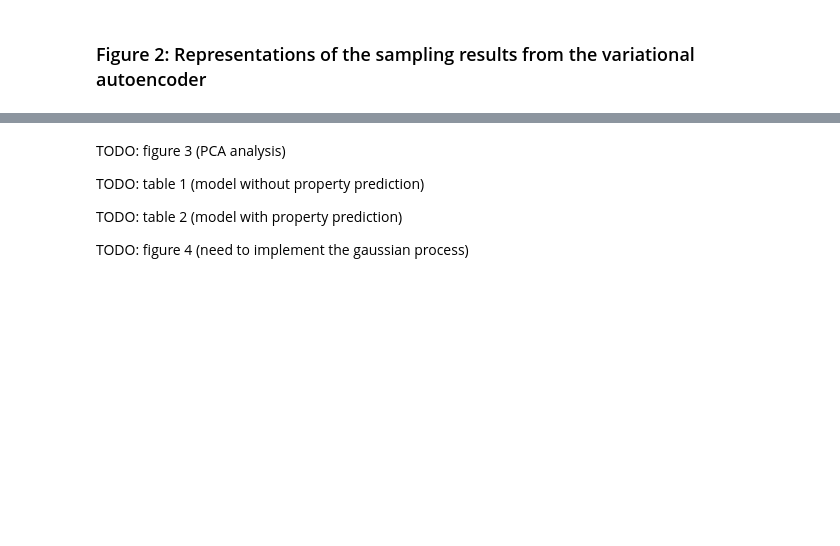
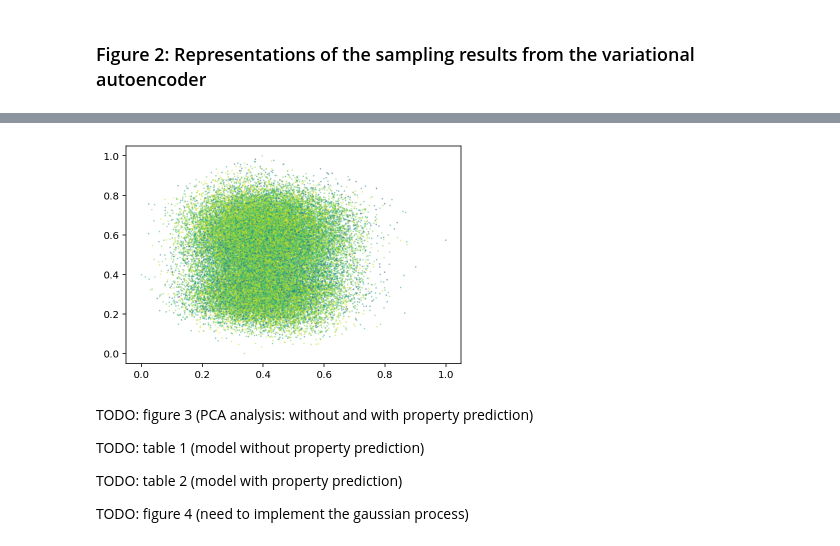
Before and after one commit to KnightTec/chemical_vae, a Jupyter notebook: examples/zinc_results.ipynb, the cells around one changed output, grey strips where cells are left out. Drawn from its saved outputs; the diff is of its cells as text; code cells hidden in the pictures; blank space fills up the shorter version.

Commit message:
Add latent space pca plot

```diff
--- a/examples/zinc_results.ipynb
+++ b/examples/zinc_results.ipynb
@@ -23,6 +23,7 @@ from IPython.display import SVG, display
 Using TensorFlow backend.
 # %%
 vae = VAEUtils(directory='../models/zinc')
+vae_properties = VAEUtils(directory='../models/zinc_properties')
 # %% [output]
 From /home/sven/miniconda3/envs/chemvae/lib/python3.6/site-packages/keras/backend/tensorflow_backend.py:432: The name tf.placeholder is deprecated. Please use tf.compat.v1.placeholder instead.
 
@@ -180,5 +188,31 @@ d) slerp interpolation between two molecules in latent space using six steps of
+# %%
+def pca_latent_vis(vae_model, prop_opt):
+    Z, data, smiles = vae_model.ls_sampler_w_prop(size=50000,return_smiles=True)
+    prop_df = pd.DataFrame(data).reset_index()
+    prop_df['smiles']=smiles
+
+    from sklearn.decomposition import PCA
+    from sklearn.preprocessing import MinMaxScaler
+
+    # do pca and normalize
+    Z_pca = PCA(n_components=2).fit_transform(Z)
+    Z_pca = MinMaxScaler().fit_transform(Z_pca)
+
+    df = pd.DataFrame(np.transpose((Z_pca[:,0],Z_pca[:,1])))
+    df.columns = ['x','y']
+    df[prop_opt]=prop_df[prop_opt]
+
+    plt.scatter(x=df['x'], y=df['y'], c=df[prop_opt],
+                cmap= 'viridis', marker='.',
+                s=10,alpha=0.5, edgecolors='none')
+    plt.show()
+
+pca_latent_vis(vae, "logP")
+pca_latent_vis(vae_properties, "logP")
+# %% [output]
+[figure, added]
 # %% [markdown]
-TODO: figure 3 (PCA analysis)
+TODO: figure 3 (PCA analysis: without and with property prediction)
 
 TODO: table 1 (model without property prediction)
 
```
Also changed, not shown: parts of 5 cells of this notebook, 1 other file.
